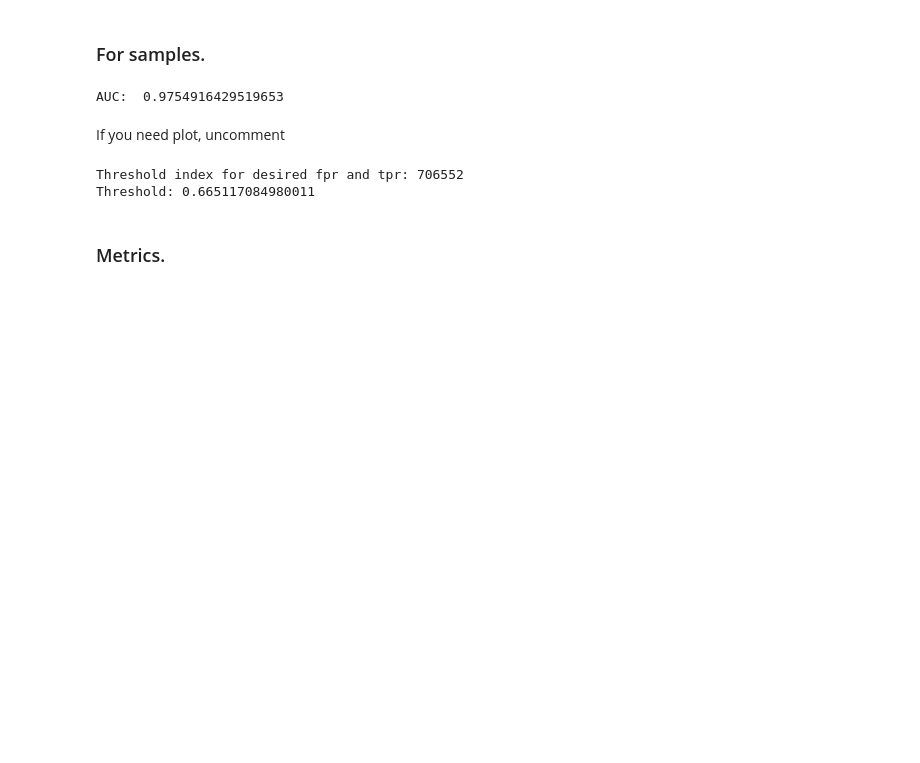
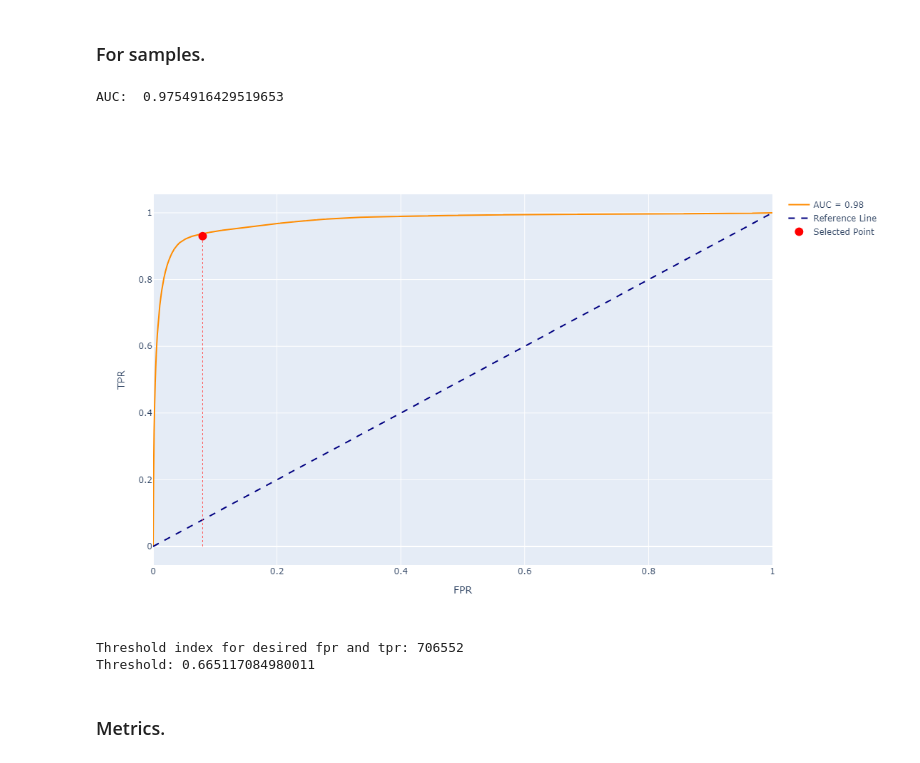
Before and after one commit to SBerik/VoiceDetectionForKazakhSpeech, a Jupyter notebook: evaluation.ipynb, the cells around one changed output. Saved outputs shown, nothing was run; the diff lists cells and outputs as text; code cells hidden in the pictures; blank space fills up the shorter version.

```diff
--- a/evaluation.ipynb
+++ b/evaluation.ipynb
@@ -121,13 +123,13 @@ print('AUC: ', auc_value) # auc
 AUC:  0.9754916429519653
 # %%
 fprs, tprs, thresholds = bn_roc.compute() # roc
-# %% [markdown]
-If you need plot, uncomment
 # %%
 # plots
 # plotly_plot_roc(fprs, tprs, auc_value, desire_fr_val_i=0.08, desire_tr_val_i=0.93, vertical_line=True)
 # do not plot to upload to git
-# display(Image(filename='pics/roc-curve-for-samples.png'))
+display(Image(filename='pics/roc-curve-for-samples.png'))
+# %% [output]
+[figure, added]
 # %%
 desire_fr_val = 0.08
 desire_tr_val = 0.93
```
Also changed, not shown: parts of 3 cells of this notebook.
